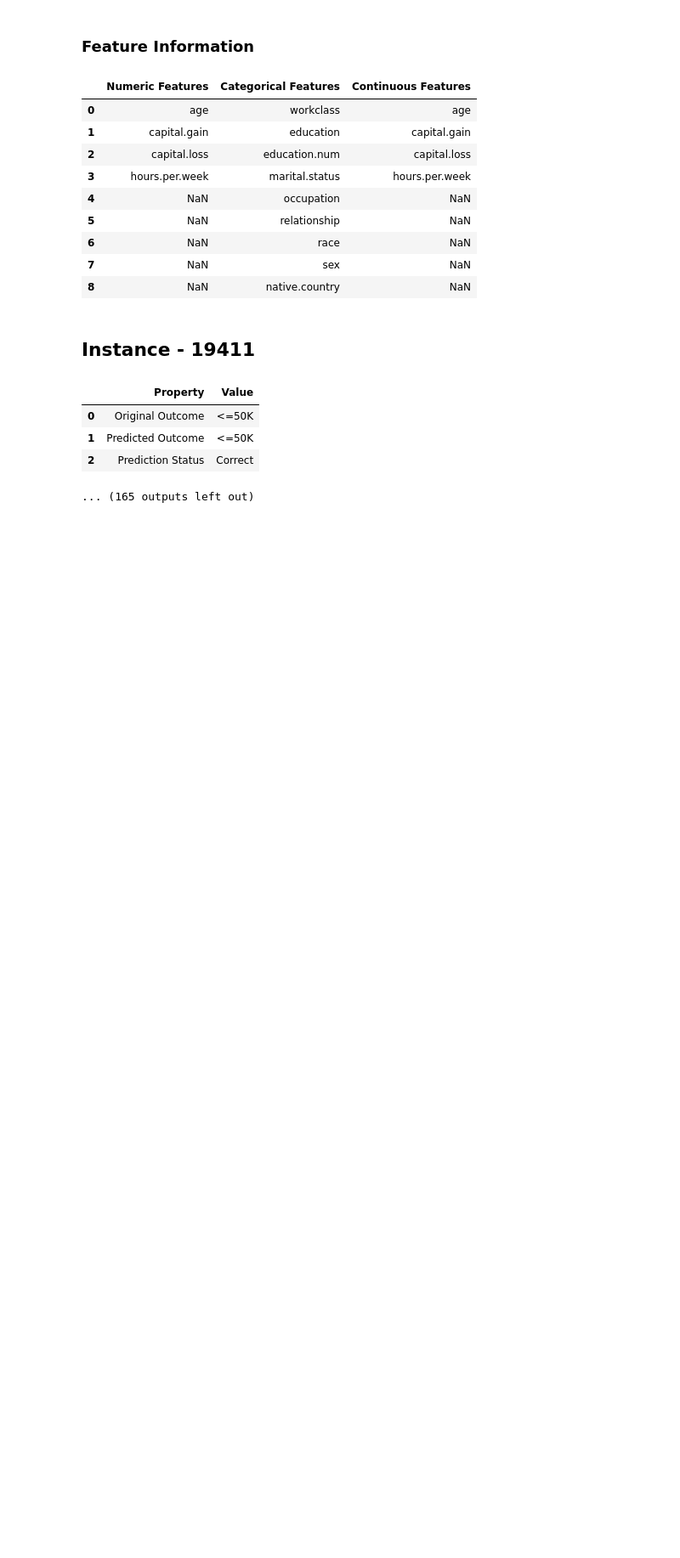
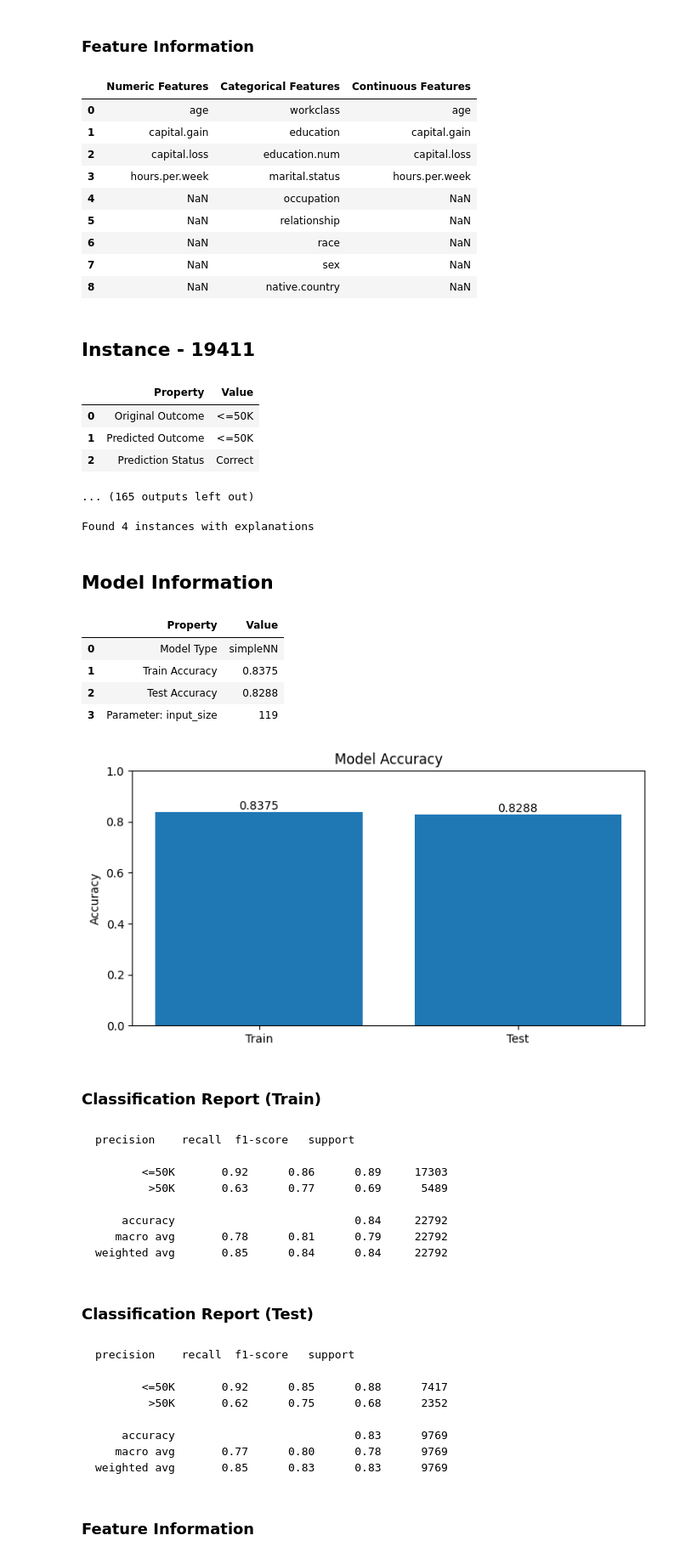
Before and after one commit to ProgrammerHand/Mulrules-evaluation, a Jupyter notebook: Presentation.ipynb, the cells around one changed output. Shown at 85% size. Cells and saved outputs as stored; diff of their text form; code cells hidden in the pictures; blank space fills up the shorter version.

````diff
--- a/Presentation.ipynb
+++ b/Presentation.ipynb
@@ -604,3 +605,37 @@ weighted avg       0.85      0.86      0.85      9769
 | 1 | Predicted Outcome | <=50K |
 | 2 | Prediction Status | Correct |
 ... (165 outputs left out)
+# %%
+run_analysis_with_file("./experiments_log/adult_simpleNN_51-03_21-05-2025.txt")
+# %% [output]
+Found 4 instances with explanations
+## Model Information
+|  | Property | Value |
+| 0 | Model Type | simpleNN |
+| 1 | Train Accuracy | 0.8375 |
+| 2 | Test Accuracy | 0.8288 |
+| 3 | Parameter: input_size | 119 |
+[figure, added]
+### Classification Report (Train)
+```
+precision    recall  f1-score   support
+
+       <=50K       0.92      0.86      0.89     17303
+        >50K       0.63      0.77      0.69      5489
+
+    accuracy                           0.84     22792
+   macro avg       0.78      0.81      0.79     22792
+weighted avg       0.85      0.84      0.84     22792
+```
+### Classification Report (Test)
+```
+precision    recall  f1-score   support
+
+       <=50K       0.92      0.85      0.88      7417
+        >50K       0.62      0.75      0.68      2352
+
+    accuracy                           0.83      9769
+   macro avg       0.77      0.80      0.78      9769
+weighted avg       0.85      0.83      0.83      9769
+```
+### Feature Information
````
Also changed, not shown: parts of 3 cells of this notebook, 39 other files.
